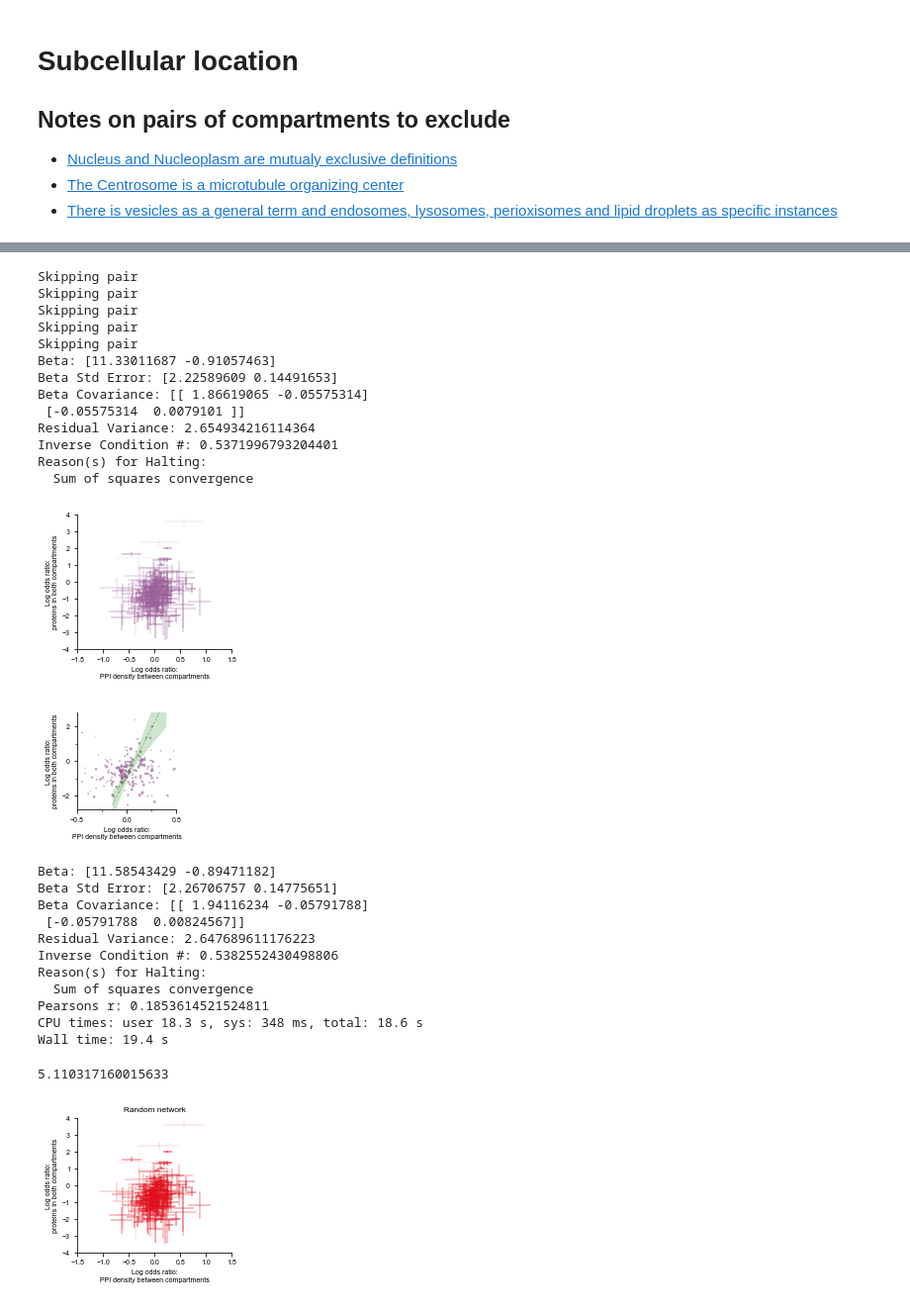
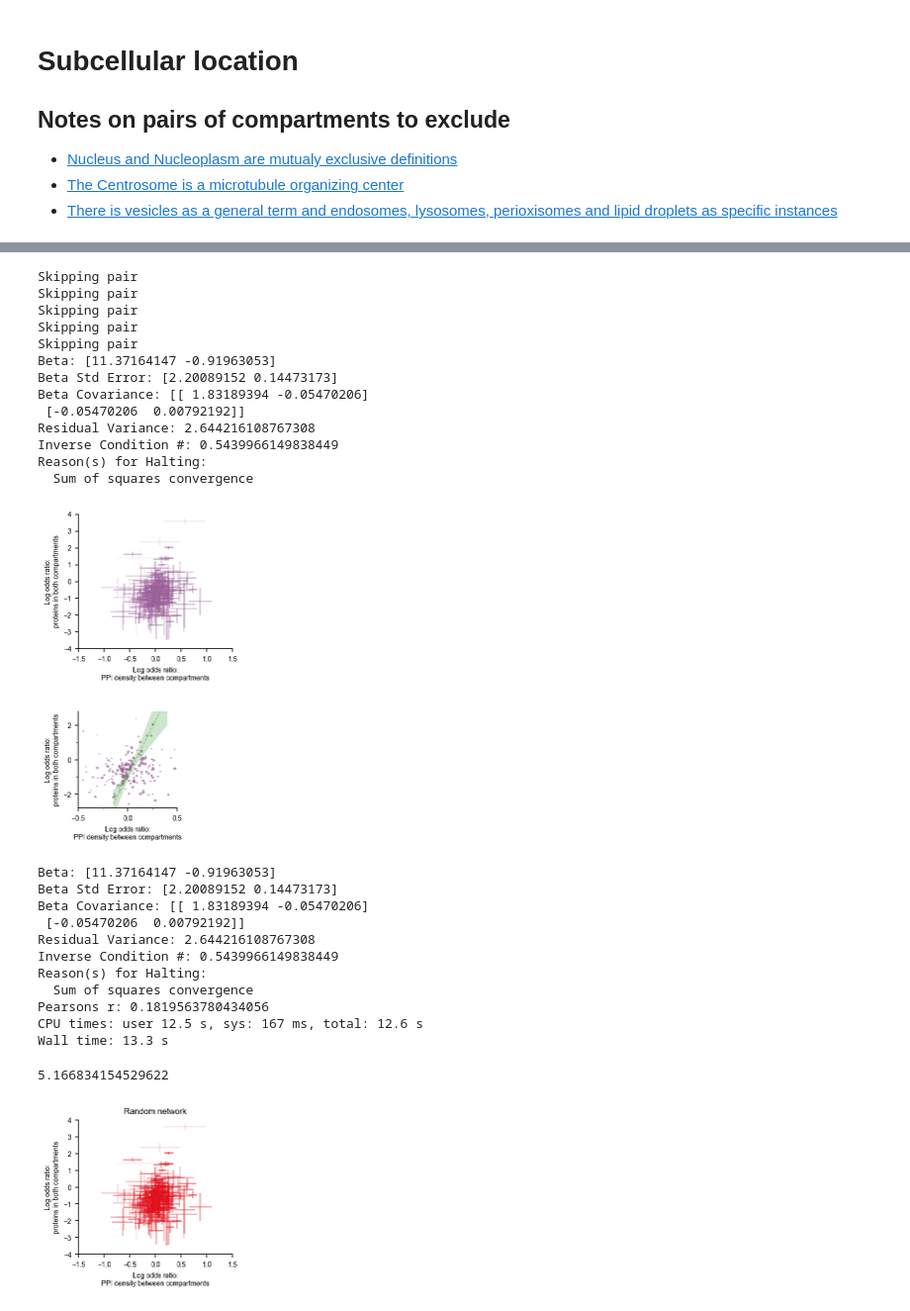
Before and after one commit to CCSB-DFCI/HuRI_paper, a Jupyter notebook: notebooks/subcellular_localization.ipynb, the cells around one changed output, grey strips where cells are left out. Shown: that part at 99% size. Saved outputs shown, nothing was run; the diff lists cells and outputs as text; code cells hidden in the pictures.

```diff
--- a/notebooks/subcellular_localization.ipynb
+++ b/notebooks/subcellular_localization.ipynb
@@ -29,7 +27,7 @@ mpl.rcParams['font.size'] = 7.0
 mpl.rcParams['savefig.dpi'] = 500
 # %%
 hpa = load_subcellular_location()
-hi_iii = load_nw_hi_iii(id_type='ensembl_gene_id')
+hi_iii = load_nw_hi_iii()
 space_iii = load_space_iii()
 pcg = load_protein_coding_genome()
 hpa = hpa[hpa.index.isin(pcg)]
@@ -194,12 +153,12 @@ Skipping pair
 Skipping pair
 Skipping pair
 Skipping pair
-Beta: [11.33011687 -0.91057463]
-Beta Std Error: [2.22589609 0.14491653]
-Beta Covariance: [[ 1.86619065 -0.05575314]
- [-0.05575314  0.0079101 ]]
-Residual Variance: 2.654934216114364
-Inverse Condition #: 0.5371996793204401
+Beta: [11.37164147 -0.91963053]
+Beta Std Error: [2.20089152 0.14473173]
+Beta Covariance: [[ 1.83189394 -0.05470206]
+ [-0.05470206  0.00792192]]
+Residual Variance: 2.644216108767308
+Inverse Condition #: 0.5439966149838449
 Reason(s) for Halting:
   Sum of squares convergence
 # %%
@@ -227,7 +186,7 @@ for fmt in FORMATS:
     plt.savefig('../figures/subcellular_compartments_corr' + fmt,
                 bbox_inches='tight')
 # %% [output]
-[figure, old version]
+[figure, new version]
 # %%
 fig, ax = plt.subplots(1, 1)
 fig.set_size_inches(1.8, 1.8)
@@ -283,7 +242,7 @@ for fmt in FORMATS:
     plt.savefig('../figures/subcellular_compartments_corr_with_fit' + fmt,
                 bbox_inches='tight')
 # %% [output]
-[figure, old version]
+[figure, new version]
 # %%
 def calculate_slope_for_random_network(nw, verbose=False, draw_plot=False, debug=False):
     nw = pd.DataFrame(data=[[nw.vs[e.source]['name'], nw.vs[e.target]['name']] for e in nw.es],
@@ -365,25 +324,24 @@ def calculate_slope_for_random_network(nw, verbose=False, draw_plot=False, debug
 # %%
 %%time
 # check that this returns same value
-calculate_slope_for_random_network(ccsblib.format_network(hi_iii,
-                                                       idA='ensembl_gene_id_a',
-                                                       idB='ensembl_gene_id_b',
-                                                       fmt='igraph'),
+calculate_slope_for_random_network(format_network(hi_iii,
+                                                  fmt='igraph',
+                                                  id_type='ensembl_gene_id'),
                                    verbose=True,
                                    draw_plot=True,
                                    debug=False)
 # %% [output]
-Beta: [11.58543429 -0.89471182]
-Beta Std Error: [2.26706757 0.14775651]
-Beta Covariance: [[ 1.94116234 -0.05791788]
- [-0.05791788  0.00824567]]
-Residual Variance: 2.647689611176223
-Inverse Condition #: 0.5382552430498806
+Beta: [11.37164147 -0.91963053]
+Beta Std Error: [2.20089152 0.14473173]
+Beta Covariance: [[ 1.83189394 -0.05470206]
+ [-0.05470206  0.00792192]]
+Residual Variance: 2.644216108767308
+Inverse Condition #: 0.5439966149838449
 Reason(s) for Halting:
   Sum of squares convergence
-Pearsons r: 0.1853614521524811
-CPU times: user 18.3 s, sys: 348 ms, total: 18.6 s
-Wall time: 19.4 s
+Pearsons r: 0.1819563780434056
+CPU times: user 12.5 s, sys: 167 ms, total: 12.6 s
+Wall time: 13.3 s
-5.110317160015633
+5.166834154529622
-[figure, old version]
+[figure, new version]
 # %%
```
Also changed, not shown: parts of 6 cells of this notebook, 24 other files.
